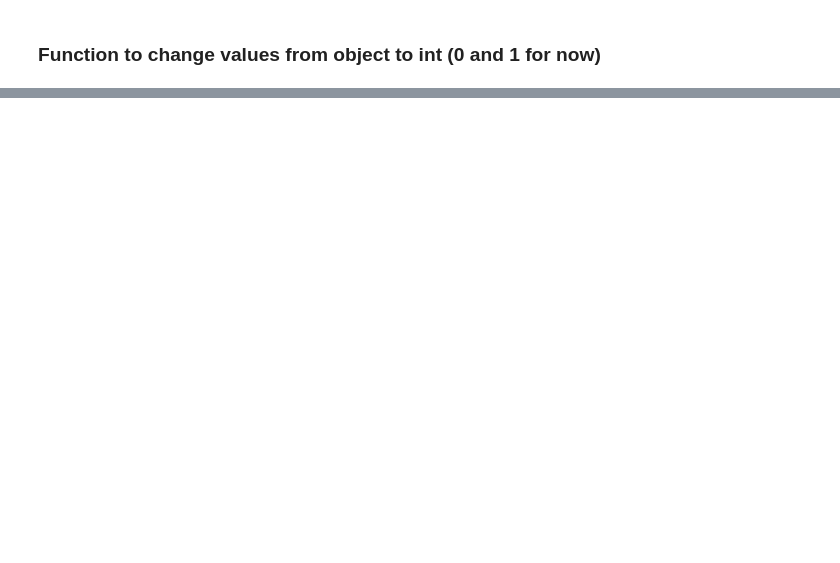
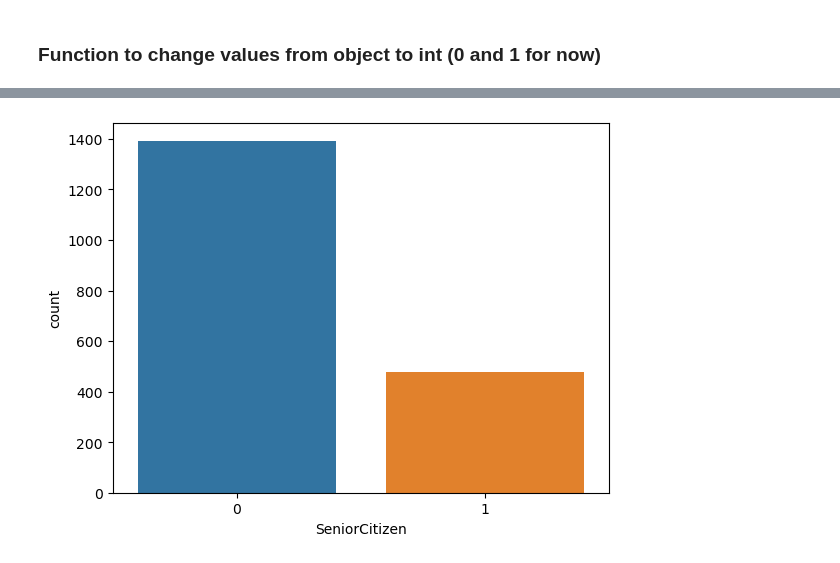
Before and after one commit to Jaggi0504/Telecom-Customer-Churn, a Jupyter notebook: main.ipynb, the cells around one changed output, grey strips where cells are left out. Saved outputs shown, nothing was run; the diff lists cells and outputs as text; code cells hidden in the pictures; blank space fills up the shorter version.

```diff
--- a/main.ipynb
+++ b/main.ipynb
@@ -206,0 +295,5 @@ plt.show()
+# %%
+sns.countplot(x='SeniorCitizen', data=df_churn)
+plt.show()
+# %% [output]
+[figure, added]
```
Also changed, not shown: parts of 12 cells of this notebook.
